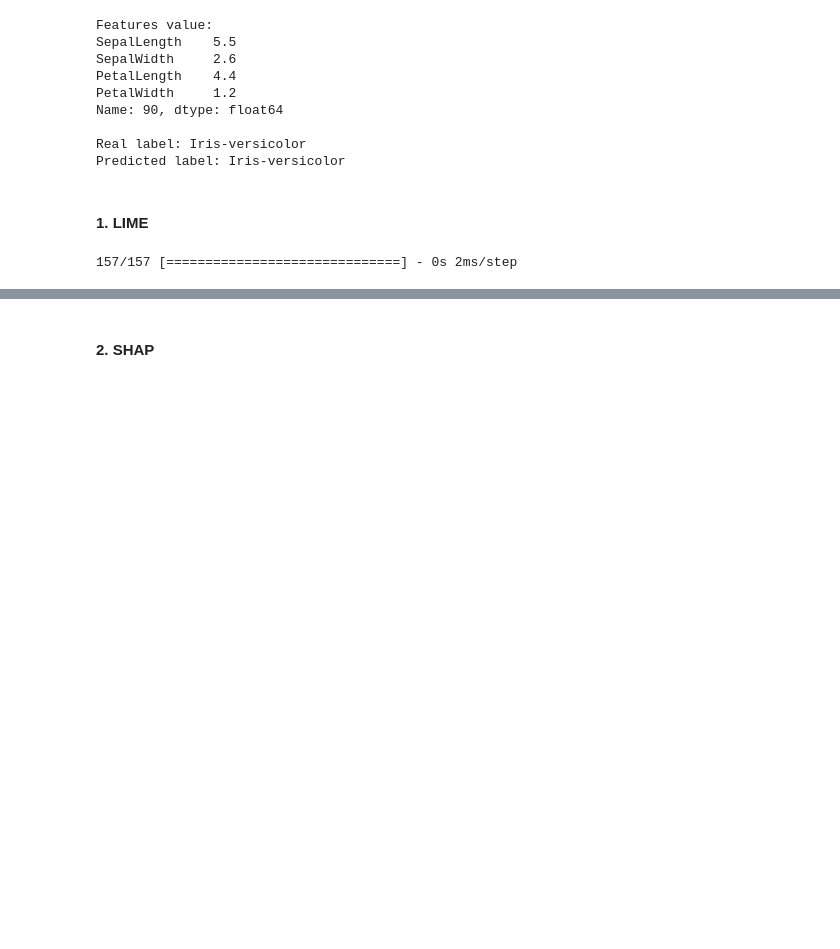
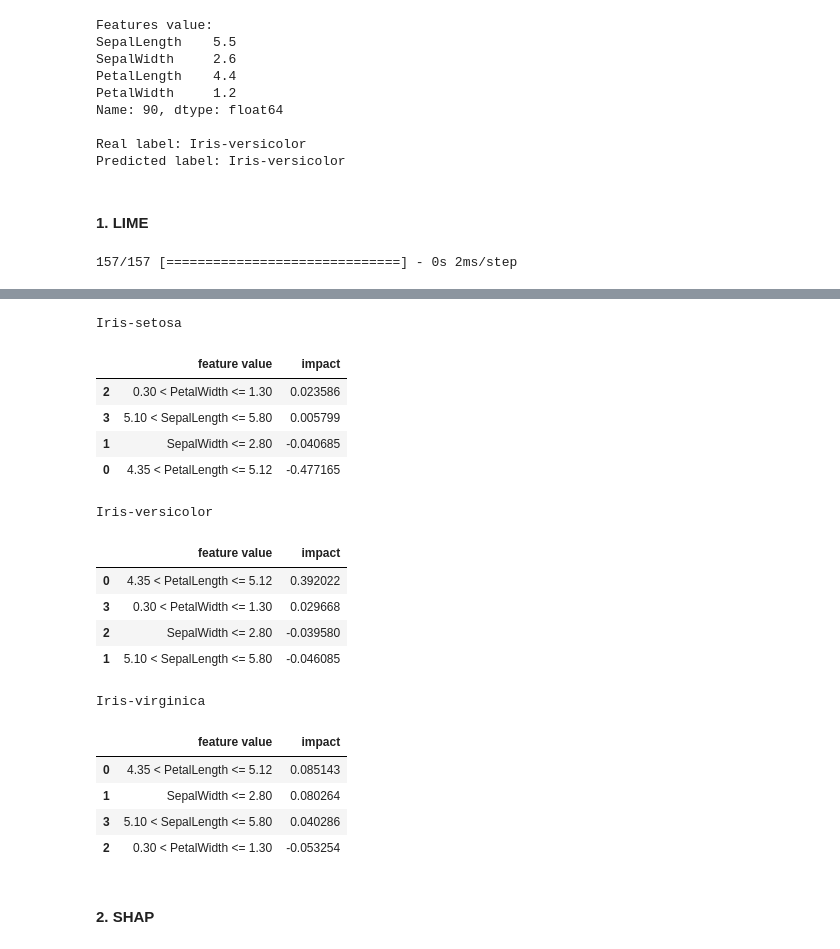
Before and after one commit to medso0018/ExplainML, a Jupyter notebook: notebooks/tabular_data.ipynb, the cells around one changed output, grey strips where cells are left out. Saved outputs shown, nothing was run; the diff lists cells and outputs as text; code cells hidden in the pictures; blank space fills up the shorter version.

```diff
--- a/notebooks/tabular_data.ipynb
+++ b/notebooks/tabular_data.ipynb
@@ -270,6 +270,29 @@ exp = explainer.explain_instance(
 exp.show_in_notebook(show_table=True, show_all=False)
 # %% [output]
 [interactive output not drawn]
+# %%
+for i in [0, 1, 2]:
+    print(class_names[i])
+    display(pd.DataFrame(exp.as_list(label=i), columns=['feature value', 'impact']).sort_values('impact', ascending=False))
+# %% [output]
+Iris-setosa
+|  | feature value | impact |
+| 2 | 0.30 < PetalWidth <= 1.30 | 0.023586 |
+| 3 | 5.10 < SepalLength <= 5.80 | 0.005799 |
+| 1 | SepalWidth <= 2.80 | -0.040685 |
+| 0 | 4.35 < PetalLength <= 5.12 | -0.477165 |
+Iris-versicolor
+|  | feature value | impact |
+| 0 | 4.35 < PetalLength <= 5.12 | 0.392022 |
+| 3 | 0.30 < PetalWidth <= 1.30 | 0.029668 |
+| 2 | SepalWidth <= 2.80 | -0.039580 |
+| 1 | 5.10 < SepalLength <= 5.80 | -0.046085 |
+Iris-virginica
+|  | feature value | impact |
+| 0 | 4.35 < PetalLength <= 5.12 | 0.085143 |
+| 1 | SepalWidth <= 2.80 | 0.080264 |
+| 3 | 5.10 < SepalLength <= 5.80 | 0.040286 |
+| 2 | 0.30 < PetalWidth <= 1.30 | -0.053254 |
 # %% [markdown]
 #### 2. SHAP
 # %%
```
Also changed, not shown: parts of 6 cells of this notebook.
